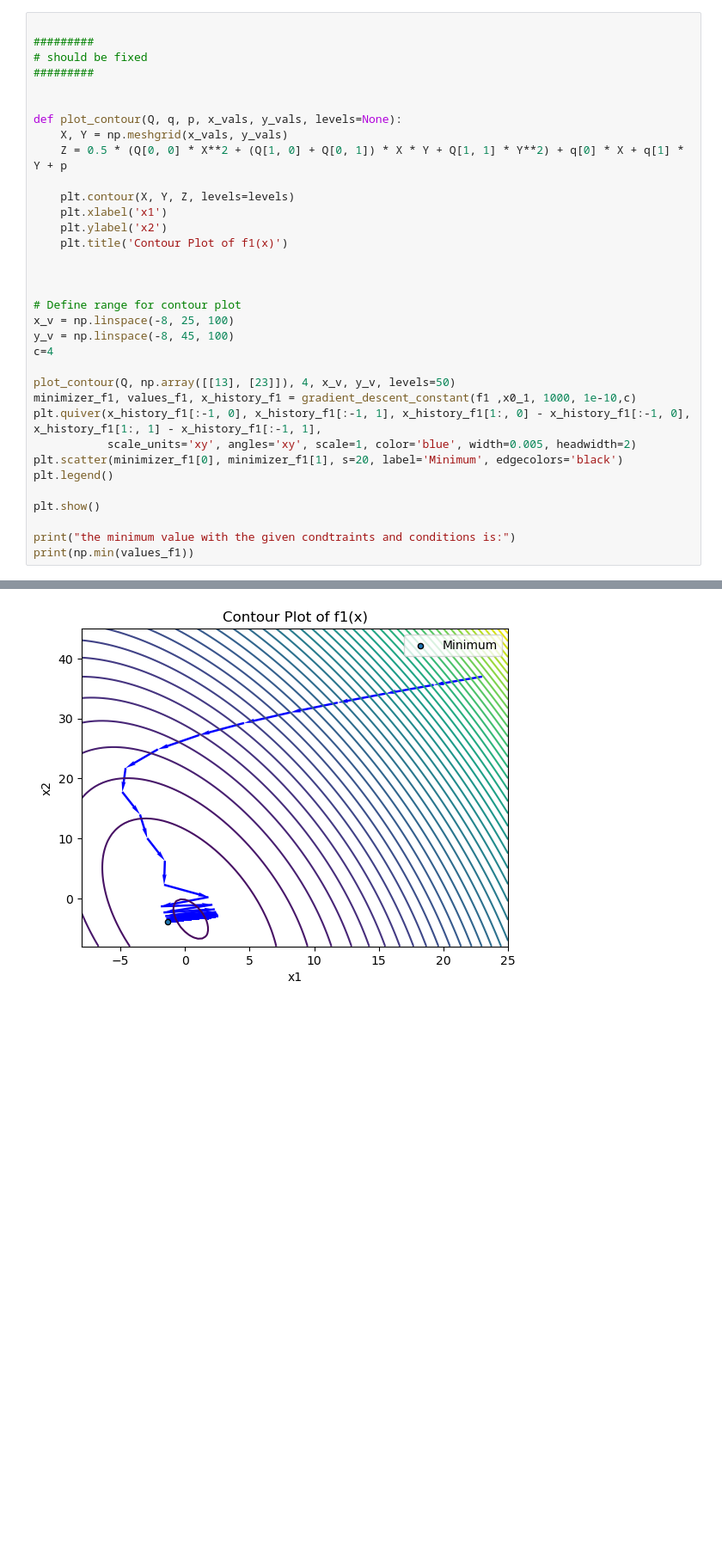
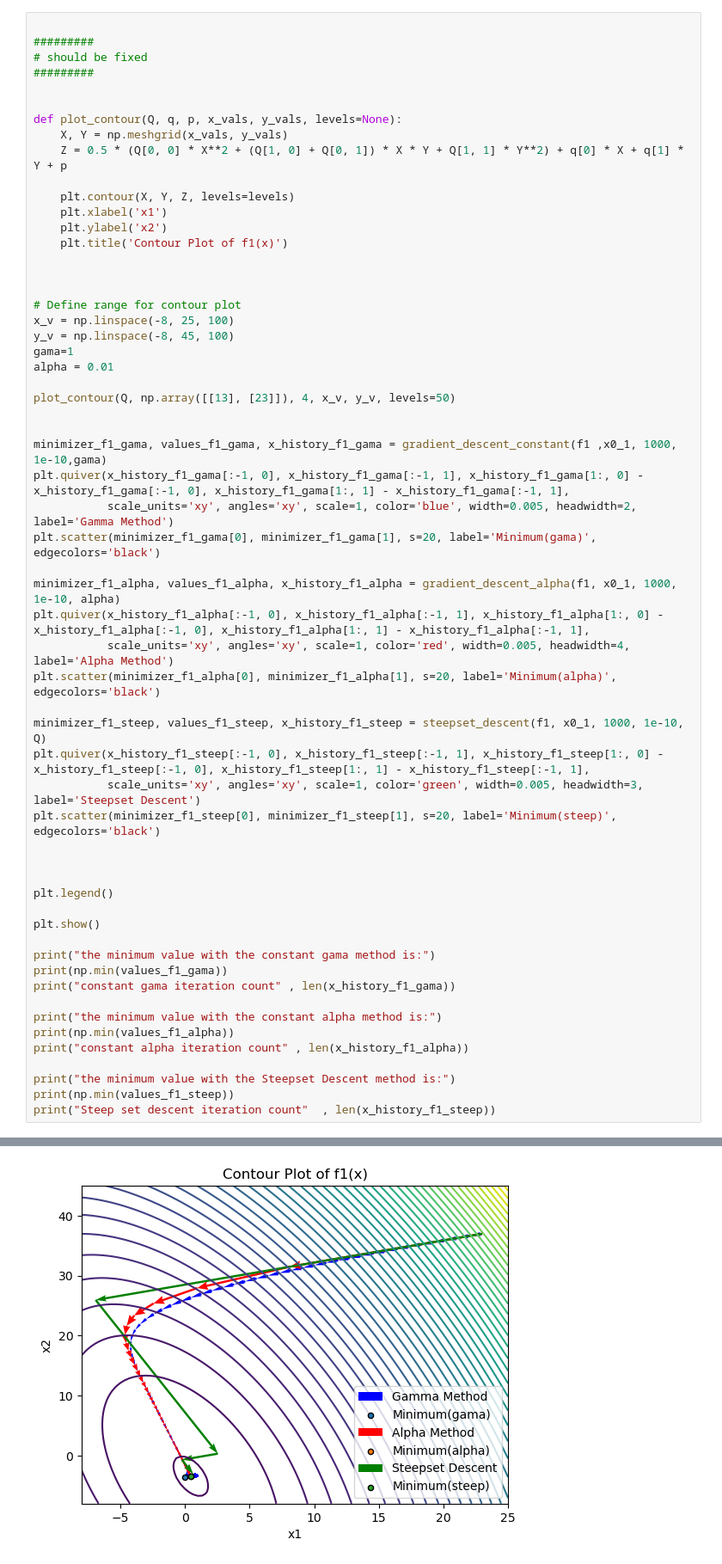
Before and after one commit to shayanmkpr/Convex_optimization_multifunctional, a Jupyter notebook: OPT.ipynb, the cells around one changed output, grey strips where cells are left out. Shown: that part at 86% size. Saved outputs shown, nothing was run; the diff lists cells and outputs as text; blank space fills up the shorter version.

```diff
--- a/OPT.ipynb
+++ b/OPT.ipynb
@@ -85,17 +173,42 @@ def plot_contour(Q, q, p, x_vals, y_vals, levels=None):
 # Define range for contour plot
 x_v = np.linspace(-8, 25, 100)
 y_v = np.linspace(-8, 45, 100)
-c=4
+gama=1
+alpha = 0.01
 
 plot_contour(Q, np.array([[13], [23]]), 4, x_v, y_v, levels=50)
-minimizer_f1, values_f1, x_history_f1 = gradient_descent_constant(f1 ,x0_1, 1000, 1e-10,c)
-plt.quiver(x_history_f1[:-1, 0], x_history_f1[:-1, 1], x_history_f1[1:, 0] - x_history_f1[:-1, 0], x_history_f1[1:, 1] - x_history_f1[:-1, 1],
-           scale_units='xy', angles='xy', scale=1, color='blue', width=0.005, headwidth=2)
-plt.scatter(minimizer_f1[0], minimizer_f1[1], s=20, label='Minimum', edgecolors='black')
+
+
+minimizer_f1_gama, values_f1_gama, x_history_f1_gama = gradient_descent_constant(f1 ,x0_1, 1000, 1e-10,gama)
+plt.quiver(x_history_f1_gama[:-1, 0], x_history_f1_gama[:-1, 1], x_history_f1_gama[1:, 0] - x_history_f1_gama[:-1, 0], x_history_f1_gama[1:, 1] - x_history_f1_gama[:-1, 1],
+           scale_units='xy', angles='xy', scale=1, color='blue', width=0.005, headwidth=2, label='Gamma Method')
+plt.scatter(minimizer_f1_gama[0], minimizer_f1_gama[1], s=20, label='Minimum(gama)', edgecolors='black')
+
+minimizer_f1_alpha, values_f1_alpha, x_history_f1_alpha = gradient_descent_alpha(f1, x0_1, 1000, 1e-10, alpha)
+plt.quiver(x_history_f1_alpha[:-1, 0], x_history_f1_alpha[:-1, 1], x_history_f1_alpha[1:, 0] - x_history_f1_alpha[:-1, 0], x_history_f1_alpha[1:, 1] - x_history_f1_alpha[:-1, 1],
+           scale_units='xy', angles='xy', scale=1, color='red', width=0.005, headwidth=4, label='Alpha Method')
+plt.scatter(minimizer_f1_alpha[0], minimizer_f1_alpha[1], s=20, label='Minimum(alpha)', edgecolors='black')
+
+minimizer_f1_steep, values_f1_steep, x_history_f1_steep = steepset_descent(f1, x0_1, 1000, 1e-10, Q)
+plt.quiver(x_history_f1_steep[:-1, 0], x_history_f1_steep[:-1, 1], x_history_f1_steep[1:, 0] - x_history_f1_steep[:-1, 0], x_history_f1_steep[1:, 1] - x_history_f1_steep[:-1, 1],
+           scale_units='xy', angles='xy', scale=1, color='green', width=0.005, headwidth=3, label='Steepset Descent')
+plt.scatter(minimizer_f1_steep[0], minimizer_f1_steep[1], s=20, label='Minimum(steep)', edgecolors='black')
+
+
+
 plt.legend()
 
 plt.show()
 
-print("the minimum value with the given condtraints and conditions is:")
-print(np.min(values_f1))
+print("the minimum value with the constant gama method is:")
+print(np.min(values_f1_gama))
+print("constant gama iteration count" , len(x_history_f1_gama))
+
+print("the minimum value with the constant alpha method is:")
+print(np.min(values_f1_alpha))
+print("constant alpha iteration count" , len(x_history_f1_alpha))
+
+print("the minimum value with the Steepset Descent method is:")
+print(np.min(values_f1_steep))
+print("Steep set descent iteration count"  , len(x_history_f1_steep))
 # %% [output]
@@ -119 +232 @@ Iteration       X Value                         Function Value
-[figure, old version]
+[figure, new version]
```
Also changed, not shown: parts of 5 cells of this notebook.
